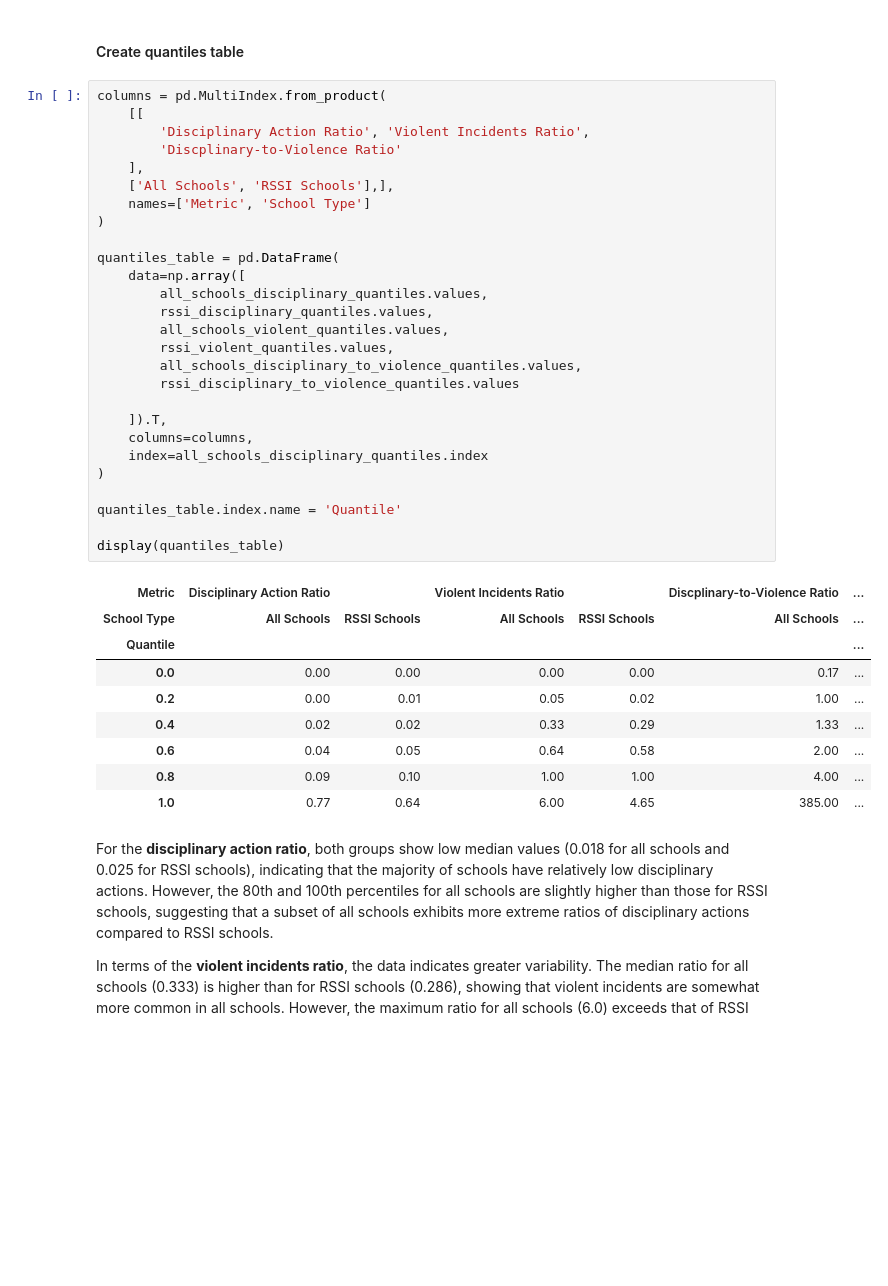
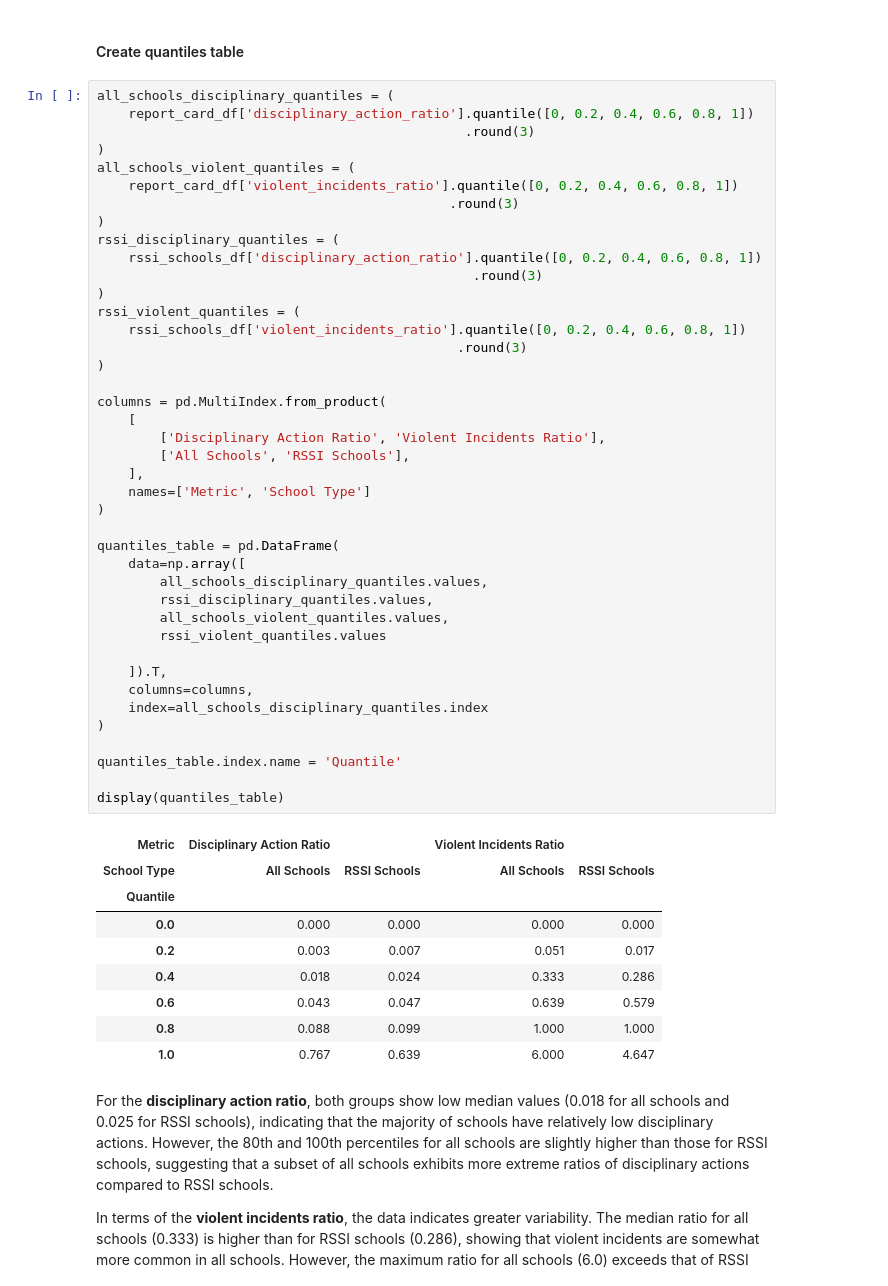
Before and after one commit to parliamentdata/rssi_discipline_analysis, a Jupyter notebook: discipline_analysis.ipynb, the cells around one changed output. Drawn from its saved outputs; the diff is of its cells as text; blank space fills up the shorter version.

```diff
--- a/discipline_analysis.ipynb
+++ b/discipline_analysis.ipynb
@@ -419,42 +356,56 @@ rssi_disciplinary_to_violence_quantiles = (
 # %% [markdown]
 #### Create quantiles table
 # %%
+all_schools_disciplinary_quantiles = (
+    report_card_df['disciplinary_action_ratio'].quantile([0, 0.2, 0.4, 0.6, 0.8, 1])
+                                               .round(3)
+)
+all_schools_violent_quantiles = (
+    report_card_df['violent_incidents_ratio'].quantile([0, 0.2, 0.4, 0.6, 0.8, 1])
+                                             .round(3)
+)
+rssi_disciplinary_quantiles = (
+    rssi_schools_df['disciplinary_action_ratio'].quantile([0, 0.2, 0.4, 0.6, 0.8, 1])
+                                                .round(3)
+)
+rssi_violent_quantiles = (
+    rssi_schools_df['violent_incidents_ratio'].quantile([0, 0.2, 0.4, 0.6, 0.8, 1])
+                                              .round(3)
+)
+
 columns = pd.MultiIndex.from_product(
-    [[
-        'Disciplinary Action Ratio', 'Violent Incidents Ratio',
-        'Discplinary-to-Violence Ratio'
+    [
+        ['Disciplinary Action Ratio', 'Violent Incidents Ratio'],
+        ['All Schools', 'RSSI Schools'],
     ],
-    ['All Schools', 'RSSI Schools'],],
     names=['Metric', 'School Type']
 )
 
 quantiles_table = pd.DataFrame(
     data=np.array([
         all_schools_disciplinary_quantiles.values,
         rssi_disciplinary_quantiles.values,
         all_schools_violent_quantiles.values,
-        rssi_violent_quantiles.values,
-        all_schools_disciplinary_to_violence_quantiles.values,
-        rssi_disciplinary_to_violence_quantiles.values
+        rssi_violent_quantiles.values
 
     ]).T,
     columns=columns,
     index=all_schools_disciplinary_quantiles.index
 )
 
 quantiles_table.index.name = 'Quantile'
 
 display(quantiles_table)
 # %% [output]
-| Metric | Disciplinary Action Ratio |  | Violent Incidents Ratio |  | Discplinary-to-Violence Ratio | ... |
-| School Type | All Schools | RSSI Schools | All Schools | RSSI Schools | All Schools | ... |
-| Quantile |  |  |  |  |  | ... |
-| 0.0 | 0.00 | 0.00 | 0.00 | 0.00 | 0.17 | ... |
-| 0.2 | 0.00 | 0.01 | 0.05 | 0.02 | 1.00 | ... |
-| 0.4 | 0.02 | 0.02 | 0.33 | 0.29 | 1.33 | ... |
-| 0.6 | 0.04 | 0.05 | 0.64 | 0.58 | 2.00 | ... |
-| 0.8 | 0.09 | 0.10 | 1.00 | 1.00 | 4.00 | ... |
-| 1.0 | 0.77 | 0.64 | 6.00 | 4.65 | 385.00 | ... |
+| Metric | Disciplinary Action Ratio |  | Violent Incidents Ratio |  |
+| School Type | All Schools | RSSI Schools | All Schools | RSSI Schools |
+| Quantile |  |  |  |  |
+| 0.0 | 0.000 | 0.000 | 0.000 | 0.000 |
+| 0.2 | 0.003 | 0.007 | 0.051 | 0.017 |
+| 0.4 | 0.018 | 0.024 | 0.333 | 0.286 |
+| 0.6 | 0.043 | 0.047 | 0.639 | 0.579 |
+| 0.8 | 0.088 | 0.099 | 1.000 | 1.000 |
+| 1.0 | 0.767 | 0.639 | 6.000 | 4.647 |
 # %% [markdown]
 For the **disciplinary action ratio**, both groups show low median values (0.018 for all schools and 0.025 for RSSI schools), indicating that the majority of schools have relatively low disciplinary actions. However, the 80th and 100th percentiles for all schools are slightly higher than those for RSSI schools, suggesting that a subset of all schools exhibits more extreme ratios of disciplinary actions compared to RSSI schools.
 
```
Also changed, not shown: parts of 13 cells of this notebook.
